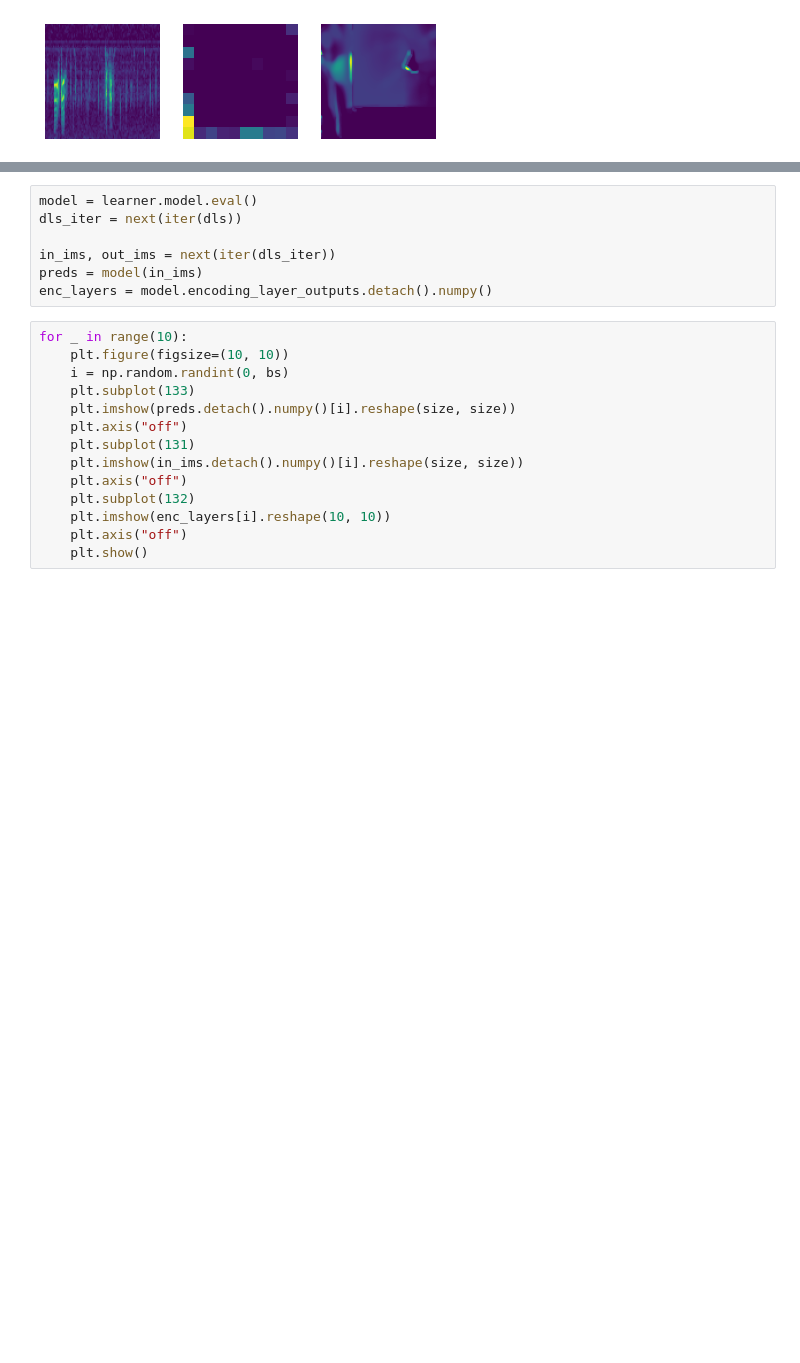
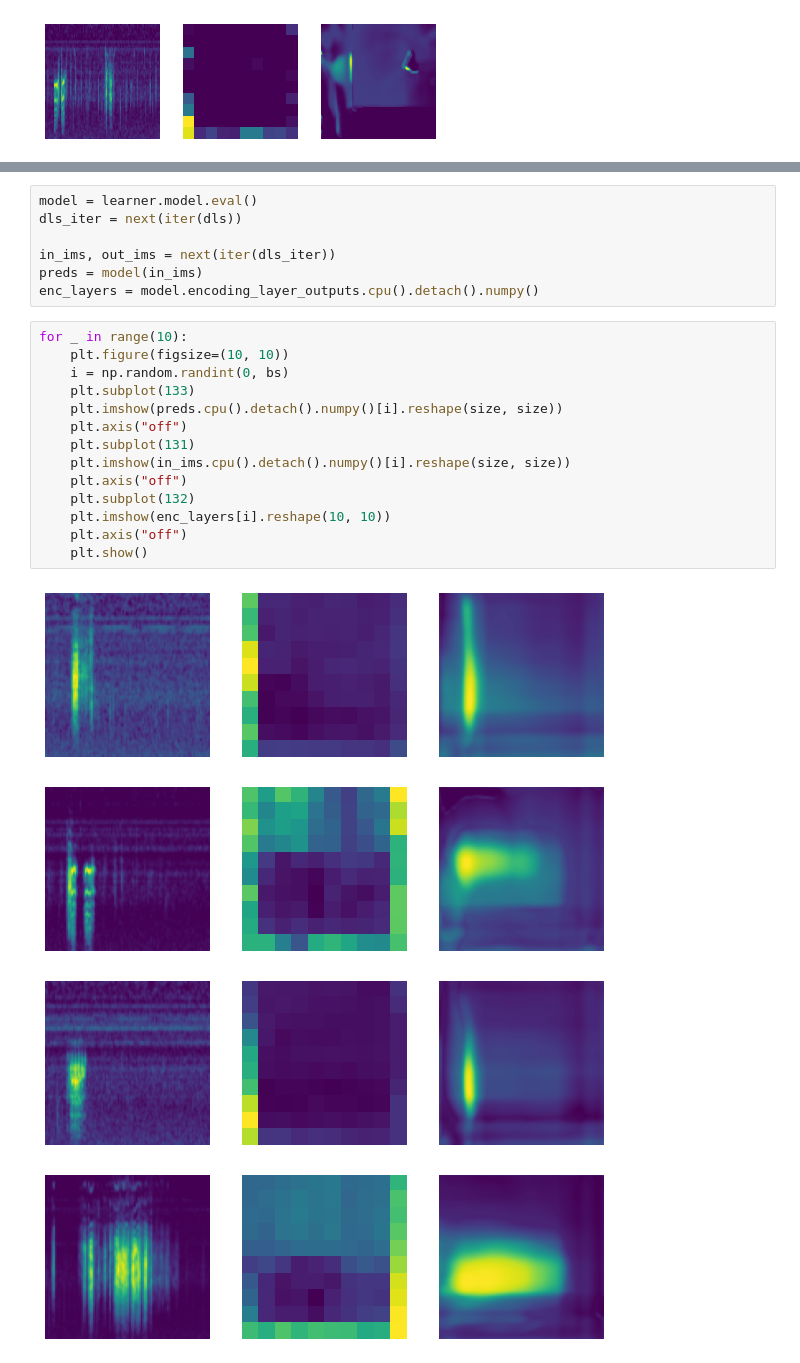
Before and after one commit to earthspecies/library, a Jupyter notebook: egyptian_fruit_bat/efb_vae.ipynb, the cells around one changed output, grey strips where cells are left out. Saved outputs shown, nothing was run; the diff lists cells and outputs as text; blank space fills up the shorter version.

```diff
--- a/egyptian_fruit_bat/efb_vae.ipynb
+++ b/egyptian_fruit_bat/efb_vae.ipynb
@@ -353,18 +355,23 @@ dls_iter = next(iter(dls))
 
 in_ims, out_ims = next(iter(dls_iter))
 preds = model(in_ims)
-enc_layers = model.encoding_layer_outputs.detach().numpy()
+enc_layers = model.encoding_layer_outputs.cpu().detach().numpy()
 # %%
 for _ in range(10):
     plt.figure(figsize=(10, 10))
     i = np.random.randint(0, bs)
     plt.subplot(133)
-    plt.imshow(preds.detach().numpy()[i].reshape(size, size))
+    plt.imshow(preds.cpu().detach().numpy()[i].reshape(size, size))
     plt.axis("off")
     plt.subplot(131)
-    plt.imshow(in_ims.detach().numpy()[i].reshape(size, size))
+    plt.imshow(in_ims.cpu().detach().numpy()[i].reshape(size, size))
     plt.axis("off")
     plt.subplot(132)
     plt.imshow(enc_layers[i].reshape(10, 10))
     plt.axis("off")
     plt.show()
+# %% [output]
+[figure, added]
+[figure, added]
+[figure, added]
+[figure, added]
```
Also changed, not shown: parts of 4 cells of this notebook.
